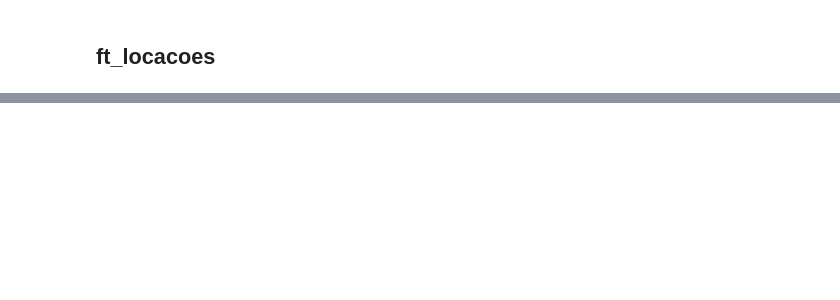
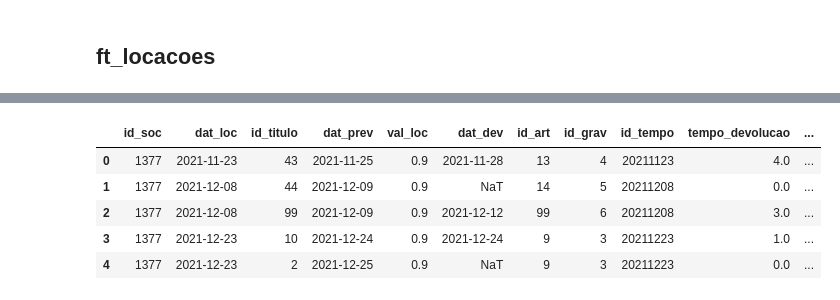
Before and after one commit to nataliafonseca/etl_locadora, a Jupyter notebook: notebook.ipynb, the cells around one changed output, grey strips where cells are left out. Cells and saved outputs as stored; diff of their text form; code cells hidden in the pictures; blank space fills up the shorter version.

```diff
--- a/notebook.ipynb
+++ b/notebook.ipynb
@@ -77,7 +84,7 @@ copias_df.head()
 # %%
 # Extração da tabela titulos para dataframe do pandas
 titulos_df = pd.read_sql(
-    'SELECT * FROM system.titulos', db_connection
+    'SELECT * FROM locadora_origin.titulos', db_connection
 )
 titulos_df.head()
 # %% [output]
@@ -89,7 +96,8 @@ titulos_df.head()
 | 4 | 1 | C | N | 3 | 2001-08-03 | 5 | 2 | American Pie |
 # %%
 # Extração da tabela artistas para dataframe do pandas
-artistas_df = pd.read_sql('SELECT * FROM system.artistas', db_connection)
+artistas_df = pd.read_sql(
+    'SELECT * FROM locadora_origin.artistas', db_connection)
 artistas_df.head()
 # %% [output]
 |  | cod_art | tpo_art | nac_bras | cod_grav | qtd_tit | med_anual | nom_art |
@@ -285,0 +328,18 @@ ft_locacoes_df.head()
+# %%
+ft_locacoes_df['temp_colum'] = (pd.to_datetime(ft_locacoes_df['dat_dev']) - pd.to_datetime(ft_locacoes_df['dat_loc'])) // np.timedelta64(1, 'D') - 1
+
+def get_temp_dev(tempo):
+    lista = []
+    for tempo in tempo:
+        if tempo == 0:
+            lista.append(1)
+        elif tempo == -1:
+            lista.append(0)
+        else:
+            lista.append(tempo)
+    return lista
+
+ft_locacoes_df['tempo_devolucao'] = get_temp_dev(ft_locacoes_df['temp_colum'].fillna(-1))
+ft_locacoes_df.drop(columns=['temp_colum'], inplace=True)
+
+ft_locacoes_df.head()
@@ -285,0 +353,25 @@ ft_locacoes_df.head()
+# %%
+ft_locacoes_df['temp_colum'] = (pd.to_datetime(ft_locacoes_df['dat_dev']) - pd.to_datetime(ft_locacoes_df['dat_prev'])) // np.timedelta64(1, 'D') - 1
+
+def get_multa_atraso(tempo, val_loc):
+    lista = []
+    for i in range (0, len(tempo)):
+        if tempo[i] == 1:
+            lista.append(val_loc[i])
+        elif tempo[i] > 1:
+            lista.append(val_loc[i] + 0.3*val_loc[i]*(tempo[i]-1))
+        else:
+            lista.append(0)
+    return lista
+
+ft_locacoes_df['multa_atraso'] = get_multa_atraso(ft_locacoes_df['temp_colum'].fillna(-1), ft_locacoes_df['val_loc'])
+ft_locacoes_df.drop(columns=['temp_colum'], inplace=True)
+
+ft_locacoes_df.head()
+# %% [output]
+|  | id_soc | dat_loc | id_titulo | dat_prev | val_loc | dat_dev | id_art | id_grav | id_tempo | tempo_devolucao | ... |
+| 0 | 1377 | 2021-11-23 | 43 | 2021-11-25 | 0.9 | 2021-11-28 | 13 | 4 | 20211123 | 4.0 | ... |
+| 1 | 1377 | 2021-12-08 | 44 | 2021-12-09 | 0.9 | NaT | 14 | 5 | 20211208 | 0.0 | ... |
+| 2 | 1377 | 2021-12-08 | 99 | 2021-12-09 | 0.9 | 2021-12-12 | 99 | 6 | 20211208 | 3.0 | ... |
+| 3 | 1377 | 2021-12-23 | 10 | 2021-12-24 | 0.9 | 2021-12-24 | 9 | 3 | 20211223 | 1.0 | ... |
+| 4 | 1377 | 2021-12-23 | 2 | 2021-12-25 | 0.9 | NaT | 9 | 3 | 20211223 | 0.0 | ... |
```
Also changed, not shown: parts of 25 cells of this notebook, 1 other file.
